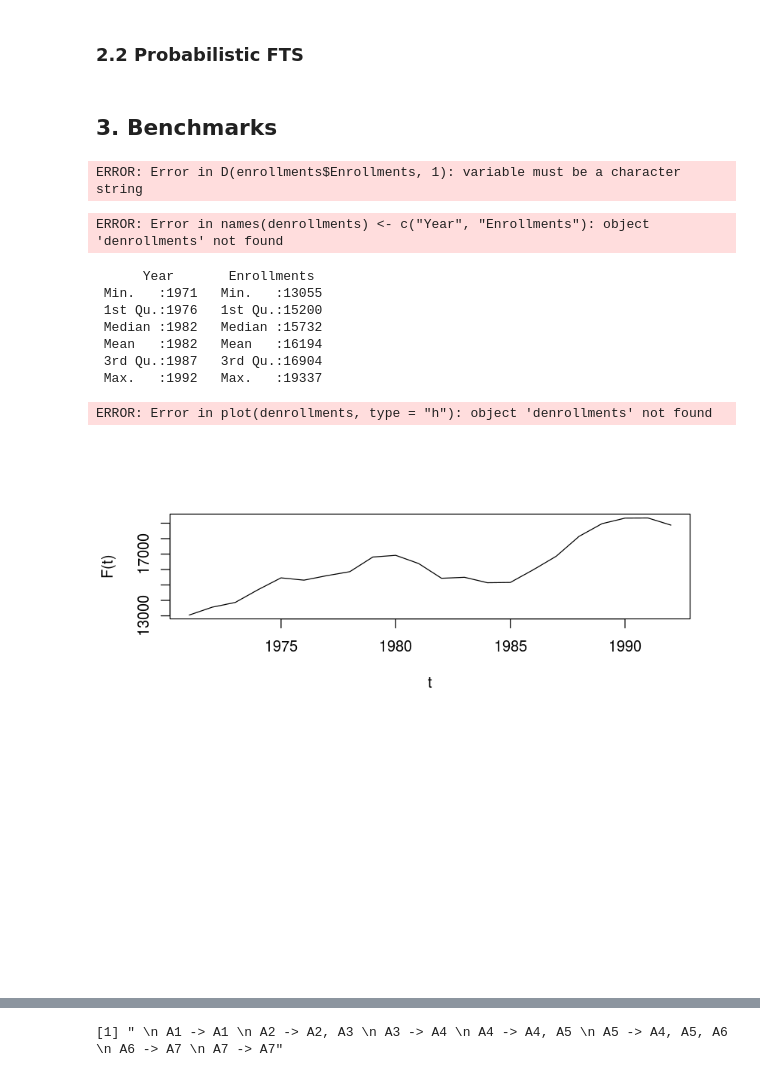
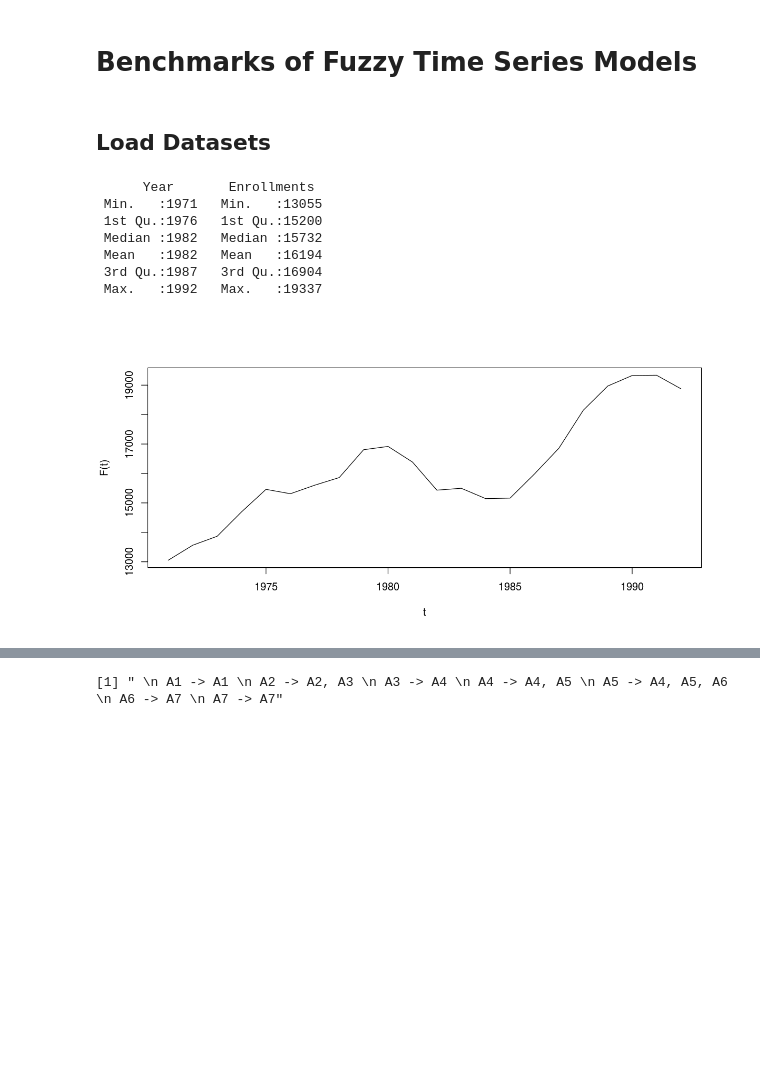
Before and after one commit to petroniocandido/rfts, a Jupyter notebook: benchmarks.ipynb, the cells around one changed output, grey strips where cells are left out. Cells and saved outputs as stored; diff of their text form; code cells hidden in the pictures; blank space fills up the shorter version.

```diff
--- a/benchmarks.ipynb
+++ b/benchmarks.ipynb
@@ -38,4 +1,2 @@ x %in% names(a)
-# %% [markdown]
-### 2.2 Probabilistic FTS
-# %% [markdown]
-## 3. Benchmarks
+# %% [markdown]
+# Benchmarks of Fuzzy Time Series Models
@@ -42,26 +9,25 @@ x %in% names(a)
+# %% [markdown]
+## Load Datasets
 # %%
 enrollments <- read.csv("/home/petronio/Dropbox/Doutorado/Disciplinas/AdvancedFuzzyTimeSeriesModels/DataSets/Enrollments.csv",sep=";")
 
-denrollments <- data.frame(enrollments$Year, c(NA,D(enrollments$Enrollments,1)))
-names(denrollments) <- c("Year","Enrollments")
+#denrollments <- data.frame(enrollments$Year, c(NA,D(enrollments$Enrollments,1)))
+#names(denrollments) <- c("Year","Enrollments")
 
 summary(enrollments)
 
-options(repr.plot.width=7, repr.plot.height=6)
-par(mfrow=c(2,1))
+options(repr.plot.width=10, repr.plot.height=5)
+#par(mfrow=c(2,1))
 plot(enrollments,type="l",xlab="t",ylab="F(t)")
-plot(denrollments,type="h")
-abline(h=0)
+#plot(denrollments,type="h")
+#abline(h=0)
 # %% [output]
-ERROR: Error in D(enrollments$Enrollments, 1): variable must be a character string
+      Year       Enrollments
+ Min.   :1971   Min.   :13055
+ 1st Qu.:1976   1st Qu.:15200
+ Median :1982   Median :15732
+ Mean   :1982   Mean   :16194
+ 3rd Qu.:1987   3rd Qu.:16904
+ Max.   :1992   Max.   :19337
-ERROR: Error in names(denrollments) <- c("Year", "Enrollments"): object 'denrollments' not found
-      Year       Enrollments
- Min.   :1971   Min.   :13055
- 1st Qu.:1976   1st Qu.:15200
- Median :1982   Median :15732
- Mean   :1982   Mean   :16194
- 3rd Qu.:1987   3rd Qu.:16904
- Max.   :1992   Max.   :19337
-ERROR: Error in plot(denrollments, type = "h"): object 'denrollments' not found
-[figure, old version]
+[figure, new version]
 # %%
```
Also changed, not shown: parts of 16 cells of this notebook, 2 other files.
